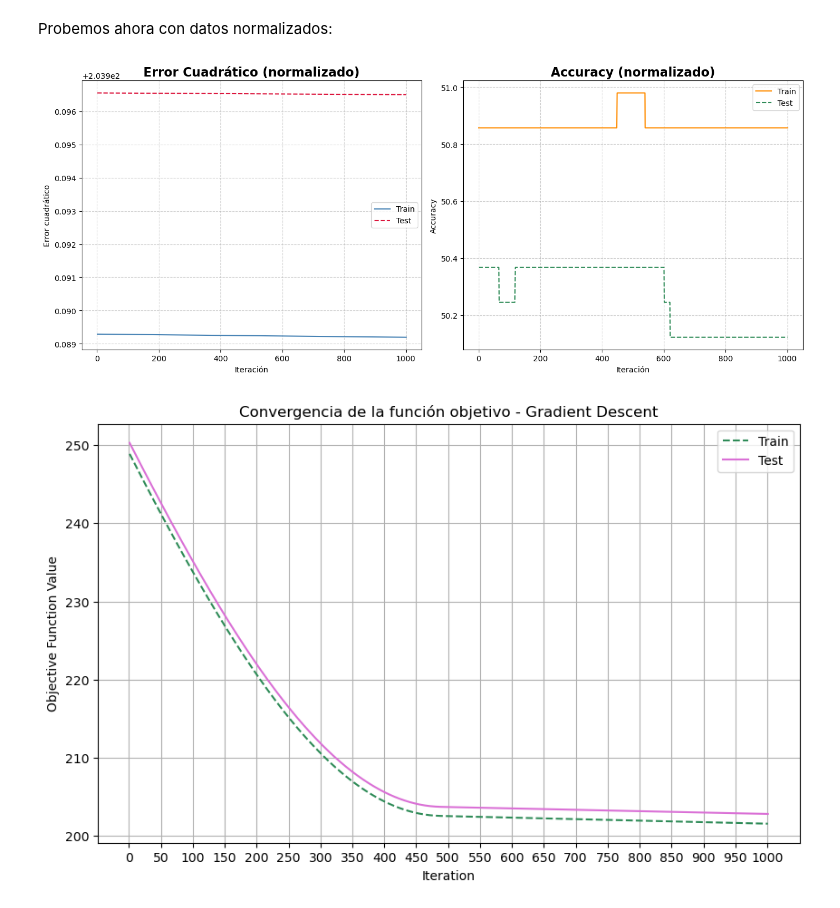
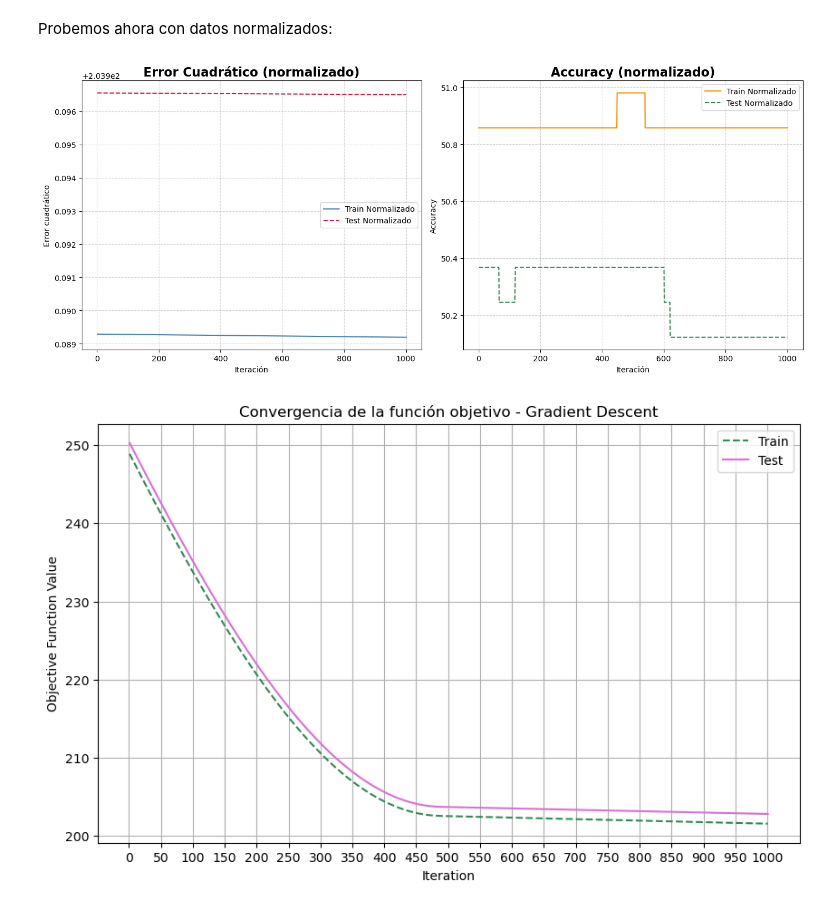
Before and after one commit to seremare9/TP2metodos, a Jupyter notebook: gd.ipynb, the cells around one changed output. Cells and saved outputs as stored; diff of their text form; code cells hidden in the pictures.

```diff
--- a/gd.ipynb
+++ b/gd.ipynb
@@ -399,32 +359,34 @@ Probemos ahora con datos normalizados:
 # %%
 # CON NORMALIZAR
 
 fig, axes = plt.subplots(1, 2, figsize=(14, 6))
 
 iter_train_norm = np.arange(1, len(loss_norm_train) + 1)
 
 # --- Error cuadrático normalizado ---
-axes[0].plot(iter_train_norm, loss_norm_train, label='Train', color='steelblue')
-axes[0].plot(iter_train_norm, loss_norm_test, label='Test', color='crimson', linestyle='--')
+axes[0].plot(iter_train_norm, loss_norm_train, label='Train Normalizado', color='steelblue')
+axes[0].plot(iter_train_norm, loss_norm_test, label='Test Normalizado', color='crimson', linestyle='--')
+# axes[0].plot(iter_train_no_norm, loss_no_norm_train, label='Train No Normalizado', color='violet')
+# axes[0].plot(iter_train_no_norm, loss_no_norm_test, label='Test No Normalizado', color='green', linestyle='--')
 axes[0].set_title('Error Cuadrático (normalizado)', fontsize=16, fontweight='bold')
 axes[0].set_xlabel('Iteración')
 axes[0].set_ylabel('Error cuadrático')
 axes[0].legend()
 axes[0].grid(True, linestyle='--', alpha=0.6)
 
 # --- Accuracy normalizado ---
-axes[1].plot(iter_train_norm, accuracy_norm_train, label='Train', color='darkorange')
-axes[1].plot(iter_train_norm, accuracy_norm_test, label='Test', color='seagreen', linestyle='--')
+axes[1].plot(iter_train_norm, accuracy_norm_train, label='Train Normalizado', color='darkorange')
+axes[1].plot(iter_train_norm, accuracy_norm_test, label='Test Normalizado', color='seagreen', linestyle='--')
 axes[1].set_title('Accuracy (normalizado)', fontsize=16, fontweight='bold')
 axes[1].set_xlabel('Iteración')
 axes[1].set_ylabel('Accuracy')
 axes[1].legend()
 axes[1].grid(True, linestyle='--', alpha=0.6)
 
 plt.tight_layout()
 plt.show()
 # %% [output]
-[figure, old version]
+[figure, new version]
 # %%
 # plt.figure(figsize=(12, 6))
 # sns.set_style("whitegrid")
```
Also changed, not shown: parts of 15 cells of this notebook.
